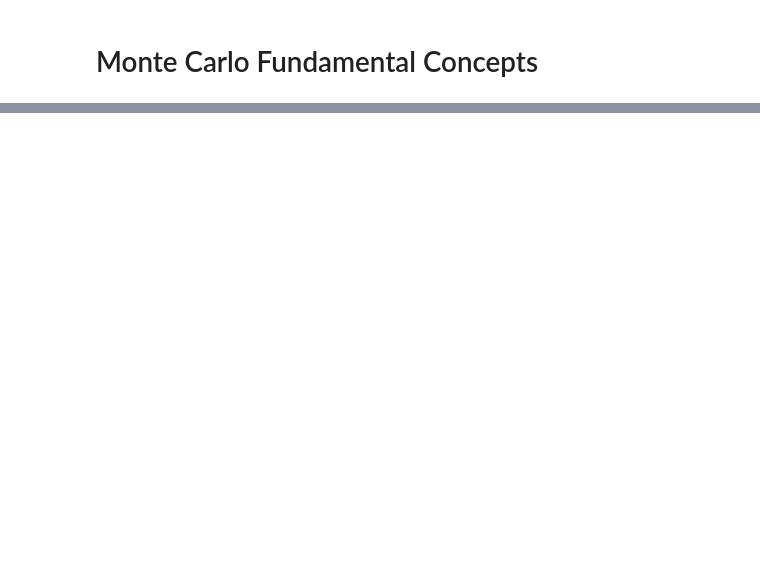
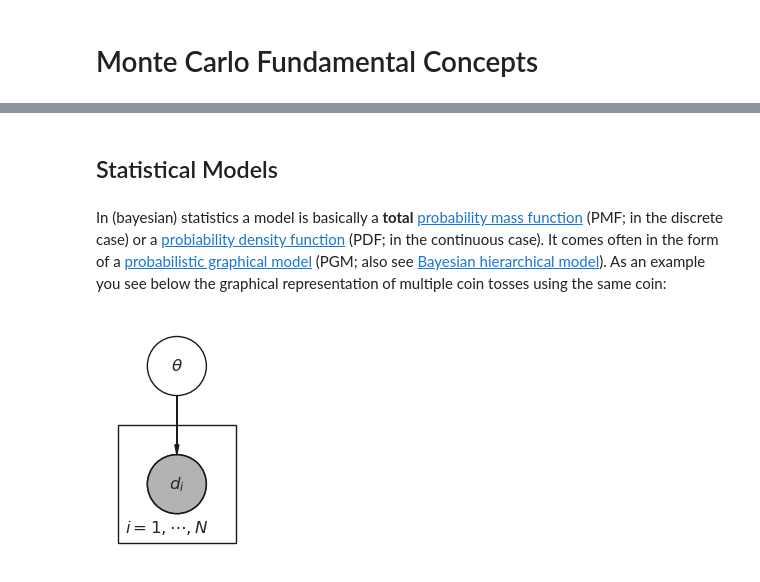
Before and after one commit to cs224/blog-series-monte-carlo-methods, a Jupyter notebook: 0010-fundamental-concepts.ipynb, the cells around one changed output, grey strips where cells are left out. Saved outputs shown, nothing was run; the diff lists cells and outputs as text; code cells hidden in the pictures; blank space fills up the shorter version.

```diff
--- a/0010-fundamental-concepts.ipynb
+++ b/0010-fundamental-concepts.ipynb
@@ -29,0 +39,16 @@ $$A=\frac{1}{\sigma_n^2}XX^T+\Sigma_p^{-1}$$
+# %% [markdown]
+## Statistical Models
+# %% [markdown]
+In (bayesian) statistics a model is basically a **total** [probability mass function](https://en.wikipedia.org/wiki/Probability_mass_function) (PMF; in the discrete case) or a [probiability density function](https://en.wikipedia.org/wiki/Probability_density_function) (PDF; in the continuous case). It comes often in the form of a [probabilistic graphical model](https://en.wikipedia.org/wiki/Graphical_model) (PGM; also see [Bayesian hierarchical model](https://en.wikipedia.org/wiki/Bayesian_hierarchical_modeling)). As an example you see below the graphical representation of multiple coin tosses using the same coin:
+# %%
+pgm = daft.PGM(grid_unit=3.0, node_unit=1.5)
+
+pgm.add_node("theta", r"$\theta$", 0, 2)
+pgm.add_node("d", r"$d_i$", 0, 1, observed=True)
+pgm.add_plate([-0.5, 0.5, 1.0, 1.0], label=r"$i = 1, \cdots, N$")#, shift=-0.1
+
+pgm.add_edge("theta", "d")
+
+pgm.render(dpi=100);
+# %% [output]
+[figure, added]
```
Also changed, not shown: parts of 53 cells of this notebook, 1 other file.
